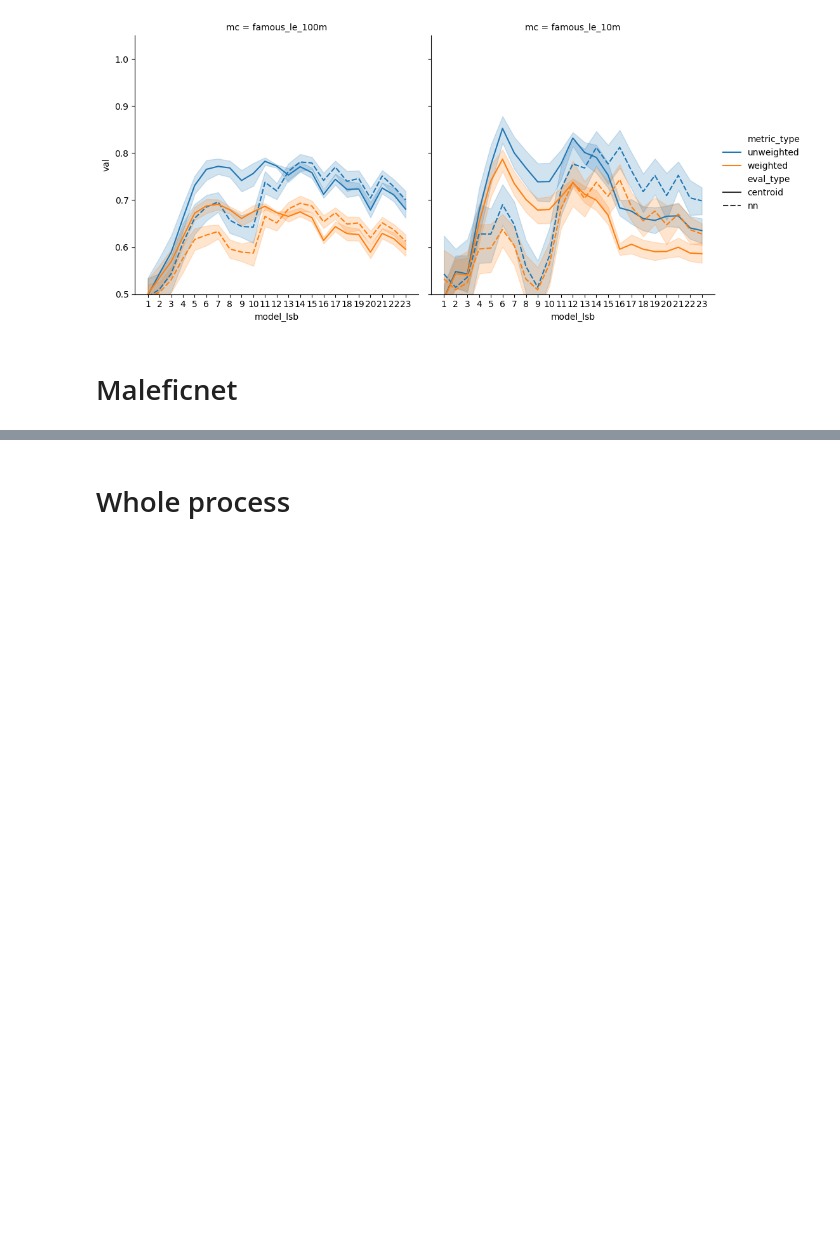
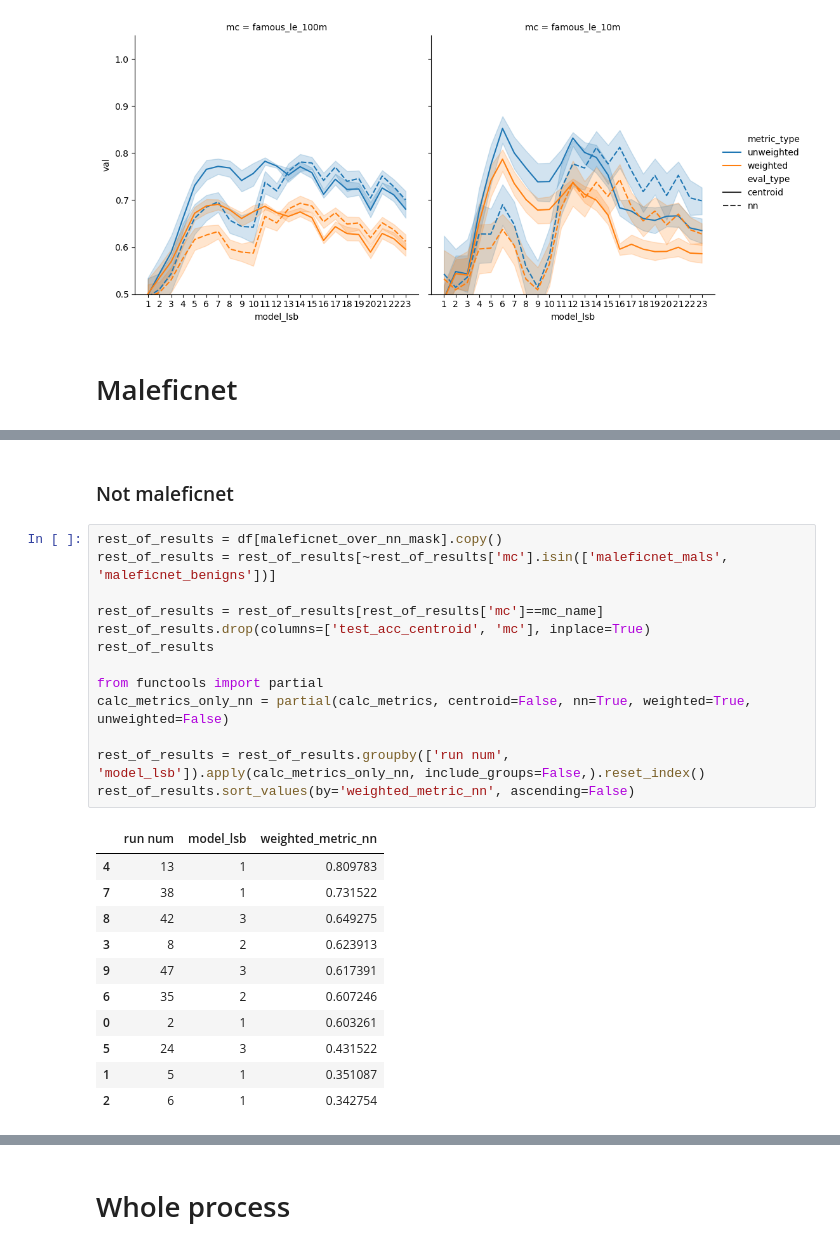
Before and after one commit to danigil/ModelXRay, a Jupyter notebook: notebooks/visualize_siamese_experiment_results.ipynb, the cells around one changed output, grey strips where cells are left out. Saved outputs shown, nothing was run; the diff lists cells and outputs as text; blank space fills up the shorter version.

```diff
--- a/notebooks/visualize_siamese_experiment_results.ipynb
+++ b/notebooks/visualize_siamese_experiment_results.ipynb
@@ -313,0 +320,27 @@ df[maleficnet_over_mask][((maleficnet_benign) | (maleficnet_mals))].shape
+# %% [markdown]
+### Not maleficnet
+# %%
+rest_of_results = df[maleficnet_over_nn_mask].copy()
+rest_of_results = rest_of_results[~rest_of_results['mc'].isin(['maleficnet_mals', 'maleficnet_benigns'])]
+
+rest_of_results = rest_of_results[rest_of_results['mc']==mc_name]
+rest_of_results.drop(columns=['test_acc_centroid', 'mc'], inplace=True)
+rest_of_results
+
+from functools import partial
+calc_metrics_only_nn = partial(calc_metrics, centroid=False, nn=True, weighted=True, unweighted=False)
+
+rest_of_results = rest_of_results.groupby(['run num', 'model_lsb']).apply(calc_metrics_only_nn, include_groups=False,).reset_index()
+rest_of_results.sort_values(by='weighted_metric_nn', ascending=False)
+# %% [output]
+|  | run num | model_lsb | weighted_metric_nn |
+| 4 | 13 | 1 | 0.809783 |
+| 7 | 38 | 1 | 0.731522 |
+| 8 | 42 | 3 | 0.649275 |
+| 3 | 8 | 2 | 0.623913 |
+| 9 | 47 | 3 | 0.617391 |
+| 6 | 35 | 2 | 0.607246 |
+| 0 | 2 | 1 | 0.603261 |
+| 5 | 24 | 3 | 0.431522 |
+| 1 | 5 | 1 | 0.351087 |
+| 2 | 6 | 1 | 0.342754 |
```
Also changed, not shown: parts of 18 cells of this notebook, 7 other files.
